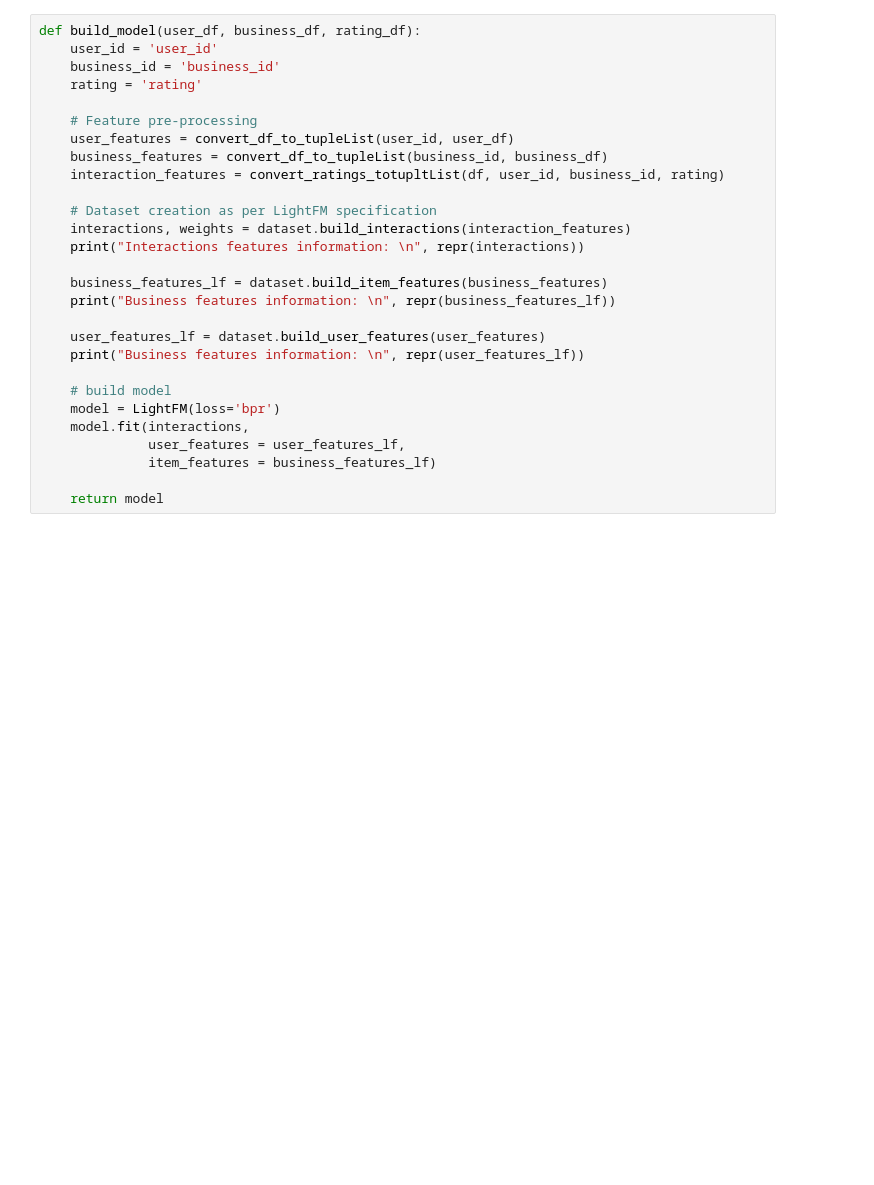
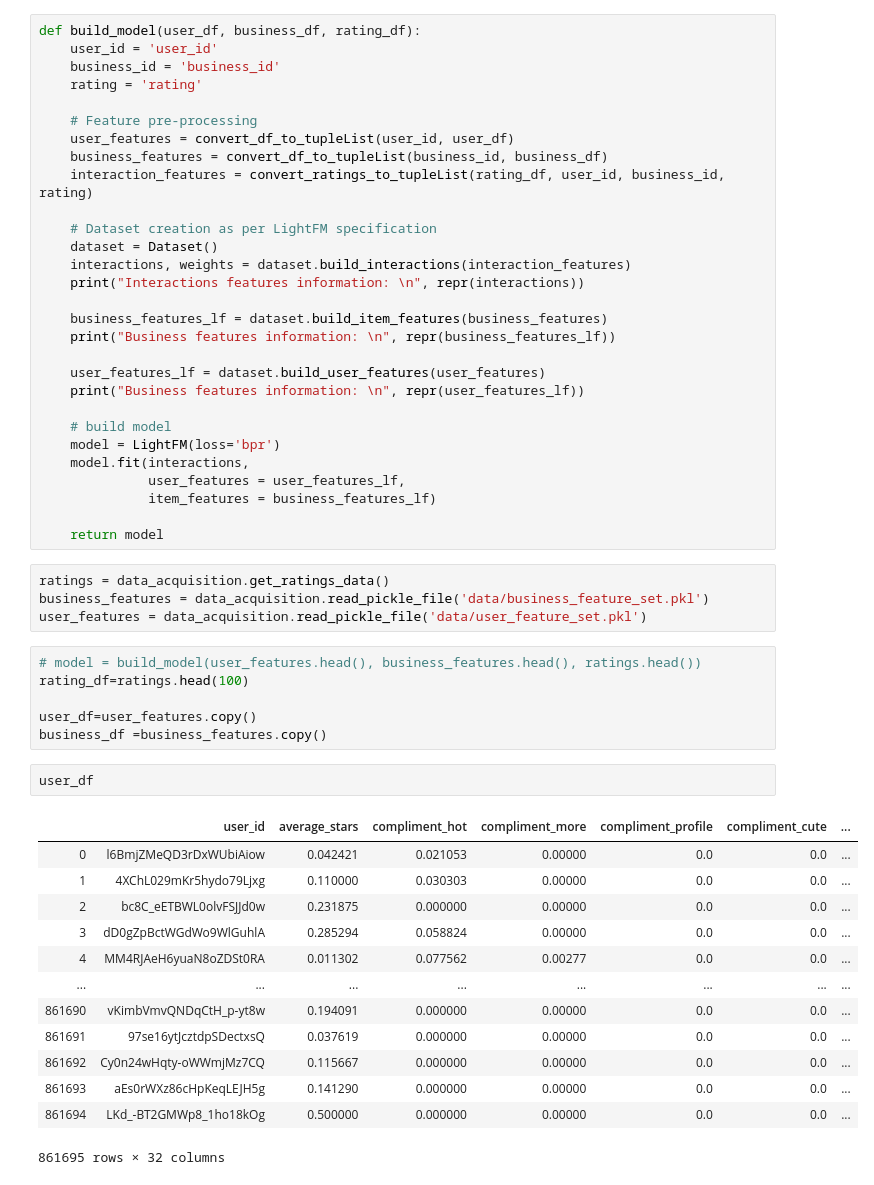
Before and after one commit to mohitgulla/Yelp, a Jupyter notebook: factorization_machine.ipynb, the cells around one changed output. Drawn from its saved outputs; the diff is of its cells as text; blank space fills up the shorter version.

```diff
--- a/factorization_machine.ipynb
+++ b/factorization_machine.ipynb
@@ -38,9 +38,10 @@ def build_model(user_df, business_df, rating_df):
     # Feature pre-processing
     user_features = convert_df_to_tupleList(user_id, user_df)
     business_features = convert_df_to_tupleList(business_id, business_df)
-    interaction_features = convert_ratings_totupltList(df, user_id, business_id, rating)
+    interaction_features = convert_ratings_to_tupleList(rating_df, user_id, business_id, rating)
 
     # Dataset creation as per LightFM specification
+    dataset = Dataset()
     interactions, weights = dataset.build_interactions(interaction_features)
     print("Interactions features information: \n", repr(interactions))
 
@@ -57,3 +58,29 @@ def build_model(user_df, business_df, rating_df):
               item_features = business_features_lf)
 
     return model
+# %%
+ratings = data_acquisition.get_ratings_data()
+business_features = data_acquisition.read_pickle_file('data/business_feature_set.pkl')
+user_features = data_acquisition.read_pickle_file('data/user_feature_set.pkl')
+# %%
+# model = build_model(user_features.head(), business_features.head(), ratings.head())
+rating_df=ratings.head(100)
+
+user_df=user_features.copy()
+business_df =business_features.copy()
+# %%
+user_df
+# %% [output]
+|  | user_id | average_stars | compliment_hot | compliment_more | compliment_profile | compliment_cute | ... |
+| 0 | l6BmjZMeQD3rDxWUbiAiow | 0.042421 | 0.021053 | 0.00000 | 0.0 | 0.0 | ... |
+| 1 | 4XChL029mKr5hydo79Ljxg | 0.110000 | 0.030303 | 0.00000 | 0.0 | 0.0 | ... |
+| 2 | bc8C_eETBWL0olvFSJJd0w | 0.231875 | 0.000000 | 0.00000 | 0.0 | 0.0 | ... |
+| 3 | dD0gZpBctWGdWo9WlGuhlA | 0.285294 | 0.058824 | 0.00000 | 0.0 | 0.0 | ... |
+| 4 | MM4RJAeH6yuaN8oZDSt0RA | 0.011302 | 0.077562 | 0.00277 | 0.0 | 0.0 | ... |
+| ... | ... | ... | ... | ... | ... | ... | ... |
+| 861690 | vKimbVmvQNDqCtH_p-yt8w | 0.194091 | 0.000000 | 0.00000 | 0.0 | 0.0 | ... |
+| 861691 | 97se16ytJcztdpSDectxsQ | 0.037619 | 0.000000 | 0.00000 | 0.0 | 0.0 | ... |
+| 861692 | Cy0n24wHqty-oWWmjMz7CQ | 0.115667 | 0.000000 | 0.00000 | 0.0 | 0.0 | ... |
+| 861693 | aEs0rWXz86cHpKeqLEJH5g | 0.141290 | 0.000000 | 0.00000 | 0.0 | 0.0 | ... |
+| 861694 | LKd_-BT2GMWp8_1ho18kOg | 0.500000 | 0.000000 | 0.00000 | 0.0 | 0.0 | ... |
+861695 rows × 32 columns
```
Also changed, not shown: parts of 12 cells of this notebook.
